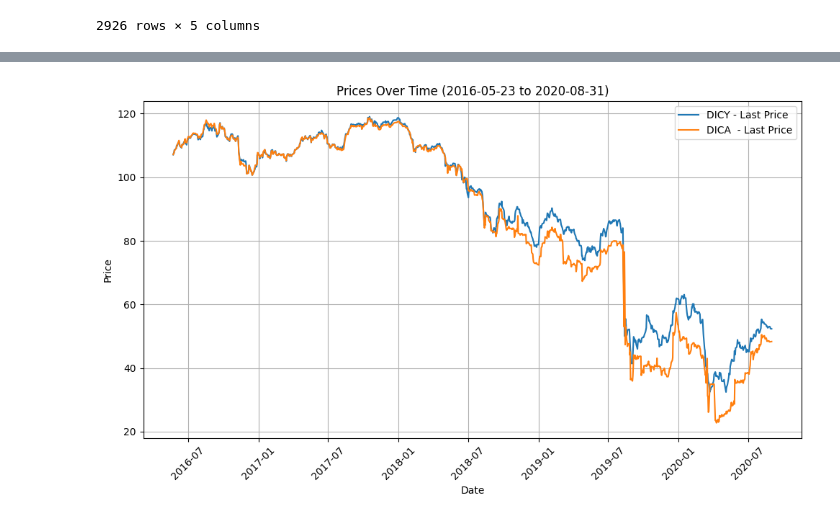
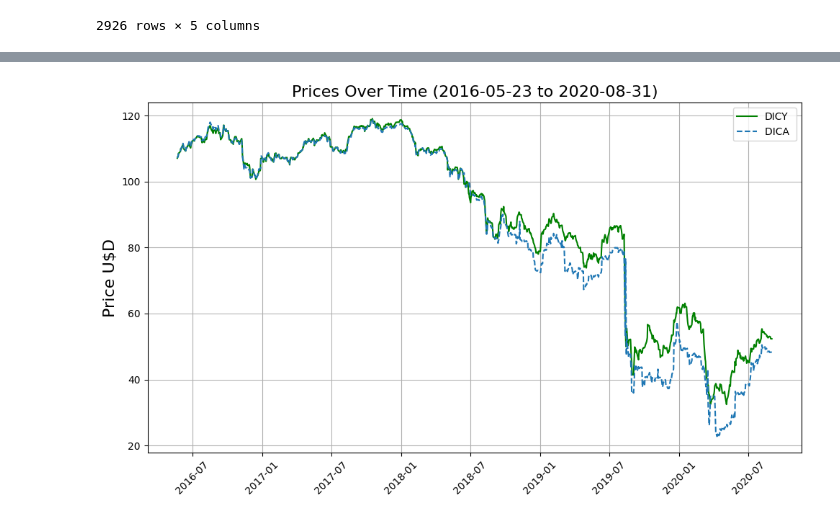
Before and after one commit to BelmudesLSB/Expected_recovery, a Jupyter notebook: Data_plots.ipynb, the cells around one changed output, grey strips where cells are left out. Cells and saved outputs as stored; diff of their text form; code cells hidden in the pictures.

```diff
--- a/Data_plots.ipynb
+++ b/Data_plots.ipynb
@@ -1,7 +1,7 @@
 # %%
 import pandas as pd
 import matplotlib.pyplot as plt
-file_path = r'C:\Users\belmu\OneDrive\Documentos\UMN\ThirdYear\Research_Ideas\Expected_recovery\Data_base.xlsx'
+file_path = r'C:\Users\IRLXB03\Desktop\Respositories\2\Expected_recovery\Data_base.xlsx'
 # %%
 df = pd.read_excel(file_path)
 df
@@ -78,30 +79,40 @@ No artists with labels found to put in legend.  Note that artists whose label st
 # %%
 start_date = '2016-05-23'
 end_date = '2020-08-31'
 
 # Filter the DataFrame for the desired date range
 interval_data = df[(df['Date'] >= start_date) & (df['Date'] <= end_date)]
 
 fig, ax = plt.subplots(figsize=(10, 6))
 
+i = 0
 for ticker in interval_data['Ticker'].unique():
-    ticker_data = interval_data[interval_data['Ticker'] == ticker]
-    #plt.plot(ticker_data['Date'], ticker_data['PX_ASK'], label='Ask')
-    #plt.plot(ticker_data['Date'], ticker_data['PX_BID'], label='Bid')
-    plt.plot(ticker_data['Date'], ticker_data['PX_LAST'], label=f'{ticker} - Last Price')
+    if (i==0):
+        ticker_data = interval_data[interval_data['Ticker'] == ticker]
+        #plt.plot(ticker_data['Date'], ticker_data['PX_ASK'], label='Ask')
+        #plt.plot(ticker_data['Date'], ticker_data['PX_BID'], label='Bid')
+        plt.plot(ticker_data['Date'], ticker_data['PX_LAST'], label=f'{ticker}', color='green',)
+        i = 1
+    else:
+        ticker_data = interval_data[interval_data['Ticker'] == ticker]
+        #plt.plot(ticker_data['Date'], ticker_data['PX_ASK'], label='Ask')
+        #plt.plot(ticker_data['Date'], ticker_data['PX_BID'], label='Bid')
+        plt.plot(ticker_data['Date'], ticker_data['PX_LAST'], label=f'{ticker}', linestyle='dashed')
+
 
 # Set labels and legend
-plt.title(f'Prices Over Time ({start_date} to {end_date})')
-plt.xlabel('Date')
-plt.ylabel('Price')
+plt.title(f'Prices Over Time ({start_date} to {end_date})',fontsize=16)
+
+plt.ylabel('Price U$D',fontsize=16)
 plt.legend()
 
 # Rotate x-axis labels for better visibility (optional)
 plt.xticks(rotation=45)
 
 # Show the plot
 plt.tight_layout()
 plt.grid(True)
+plt.savefig("Historical_prices.jpg")
 plt.show()
 # %% [output]
-[figure, old version]
+[figure, new version]
```
Also changed, not shown: parts of 2 cells of this notebook.
